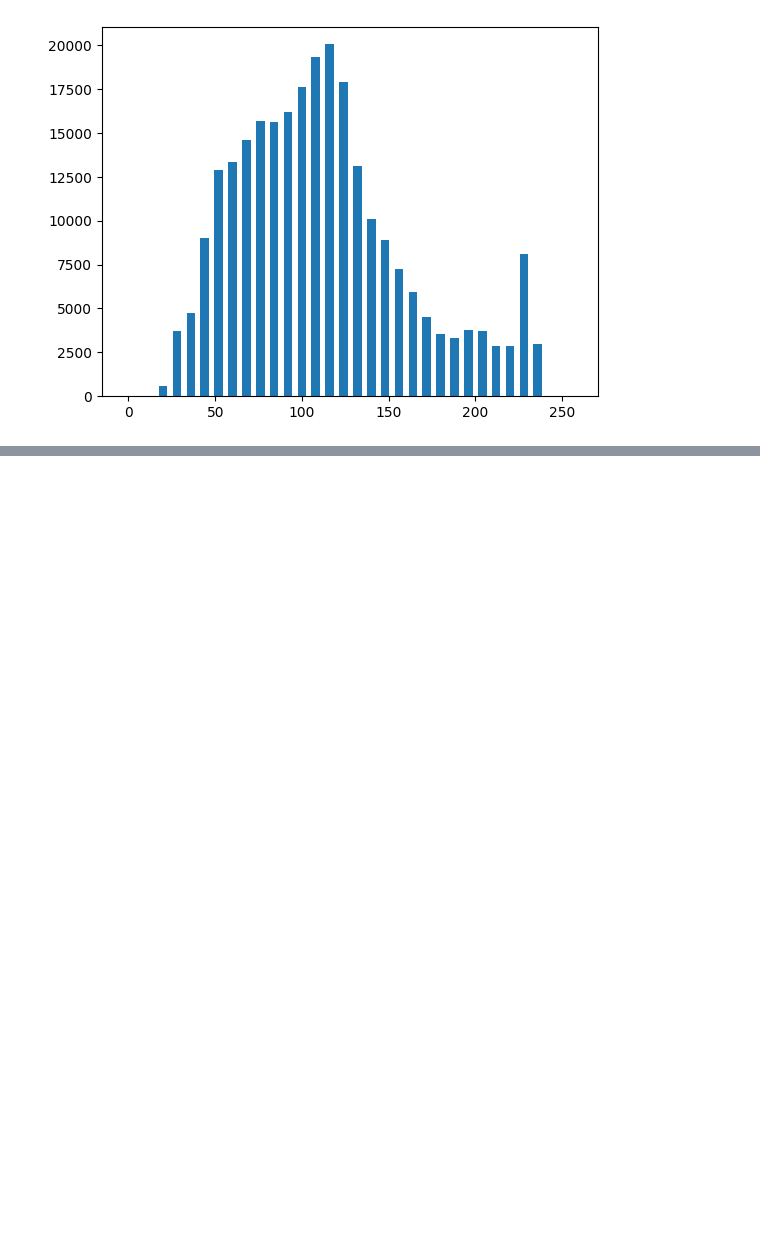
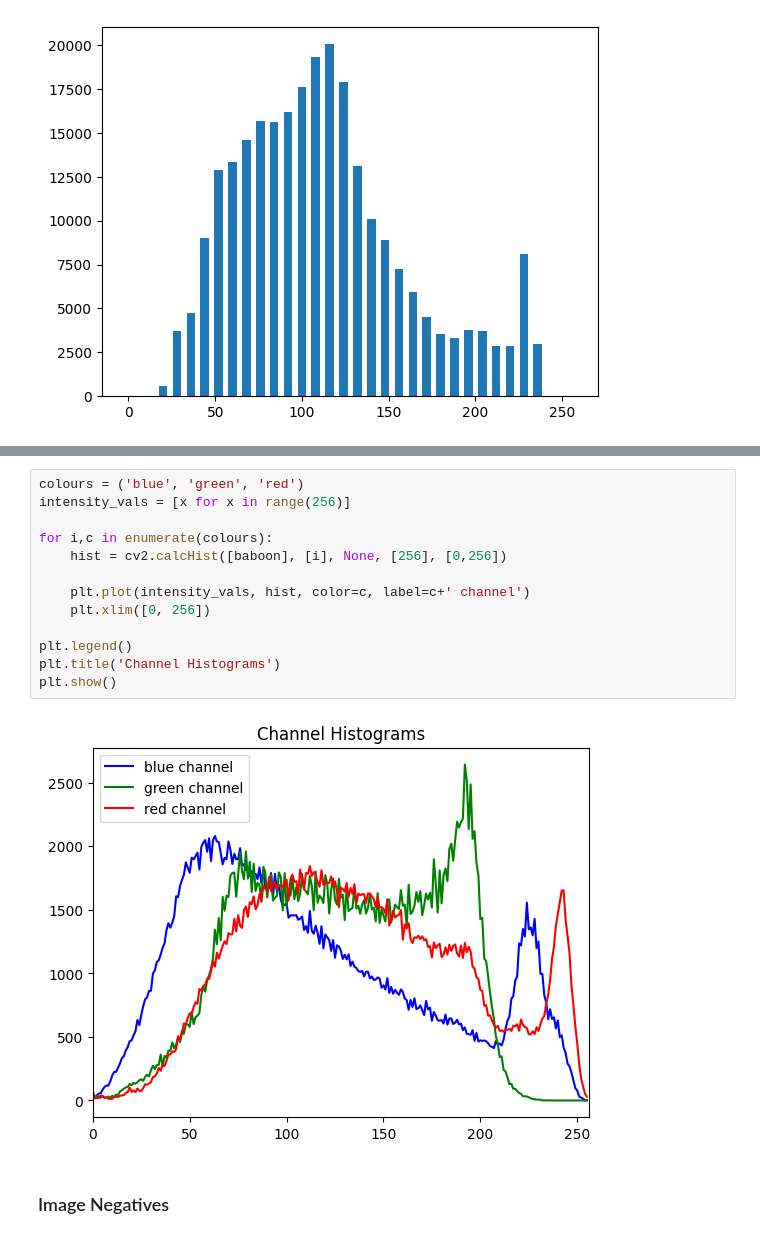
Before and after one commit to shielamms/computervision, a Jupyter notebook: notebooks/Histograms_Intensity_Transformations.ipynb, the cells around one changed output, grey strips where cells are left out. Cells and saved outputs as stored; diff of their text form; blank space fills up the shorter version.

```diff
--- a/notebooks/Histograms_Intensity_Transformations.ipynb
+++ b/notebooks/Histograms_Intensity_Transformations.ipynb
@@ -68,0 +84,17 @@ plt.show()
+# %%
+colours = ('blue', 'green', 'red')
+intensity_vals = [x for x in range(256)]
+
+for i,c in enumerate(colours):
+    hist = cv2.calcHist([baboon], [i], None, [256], [0,256])
+
+    plt.plot(intensity_vals, hist, color=c, label=c+' channel')
+    plt.xlim([0, 256])
+
+plt.legend()
+plt.title('Channel Histograms')
+plt.show()
+# %% [output]
+[figure, added]
+# %% [markdown]
+### Image Negatives
```
Also changed, not shown: parts of 24 cells of this notebook, 3 other files.
